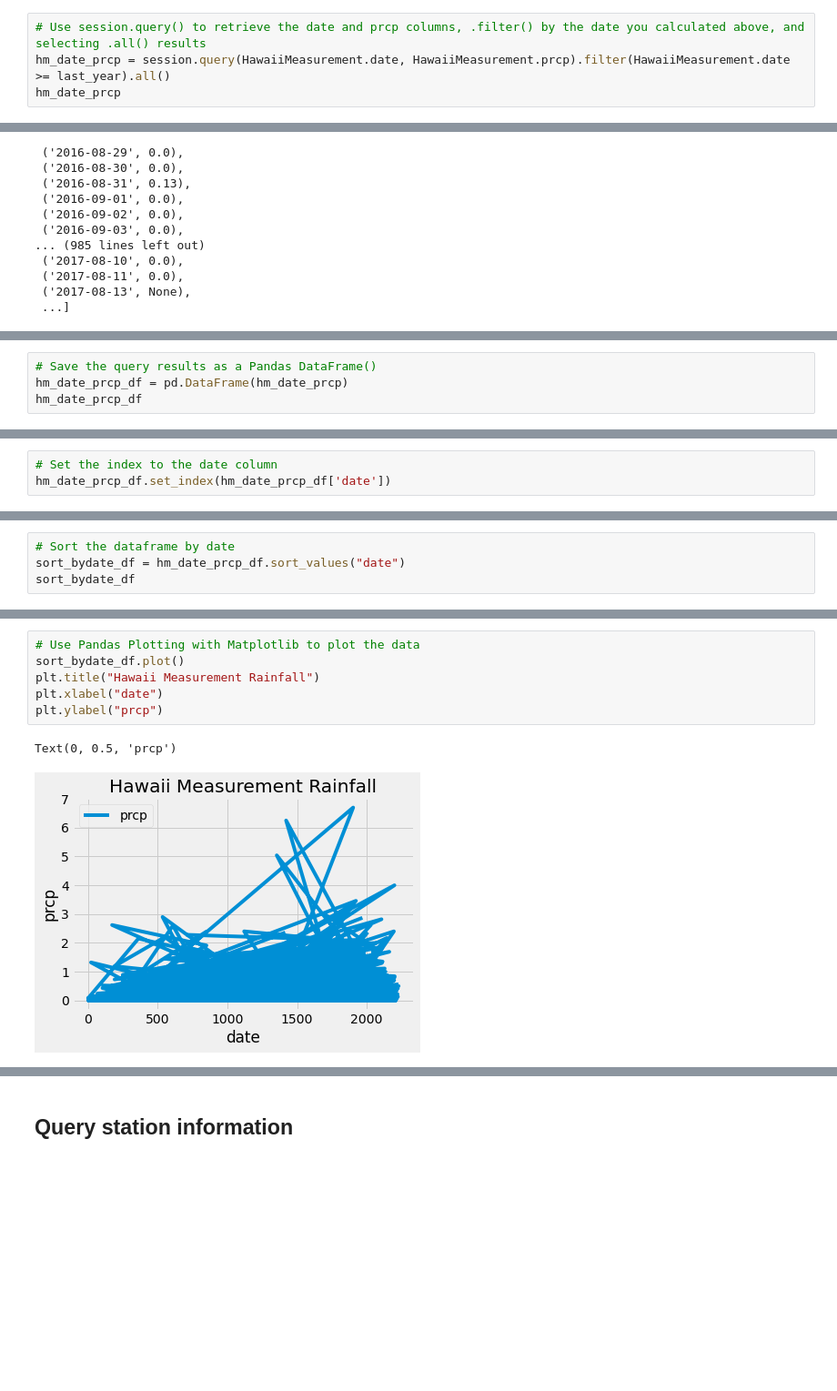
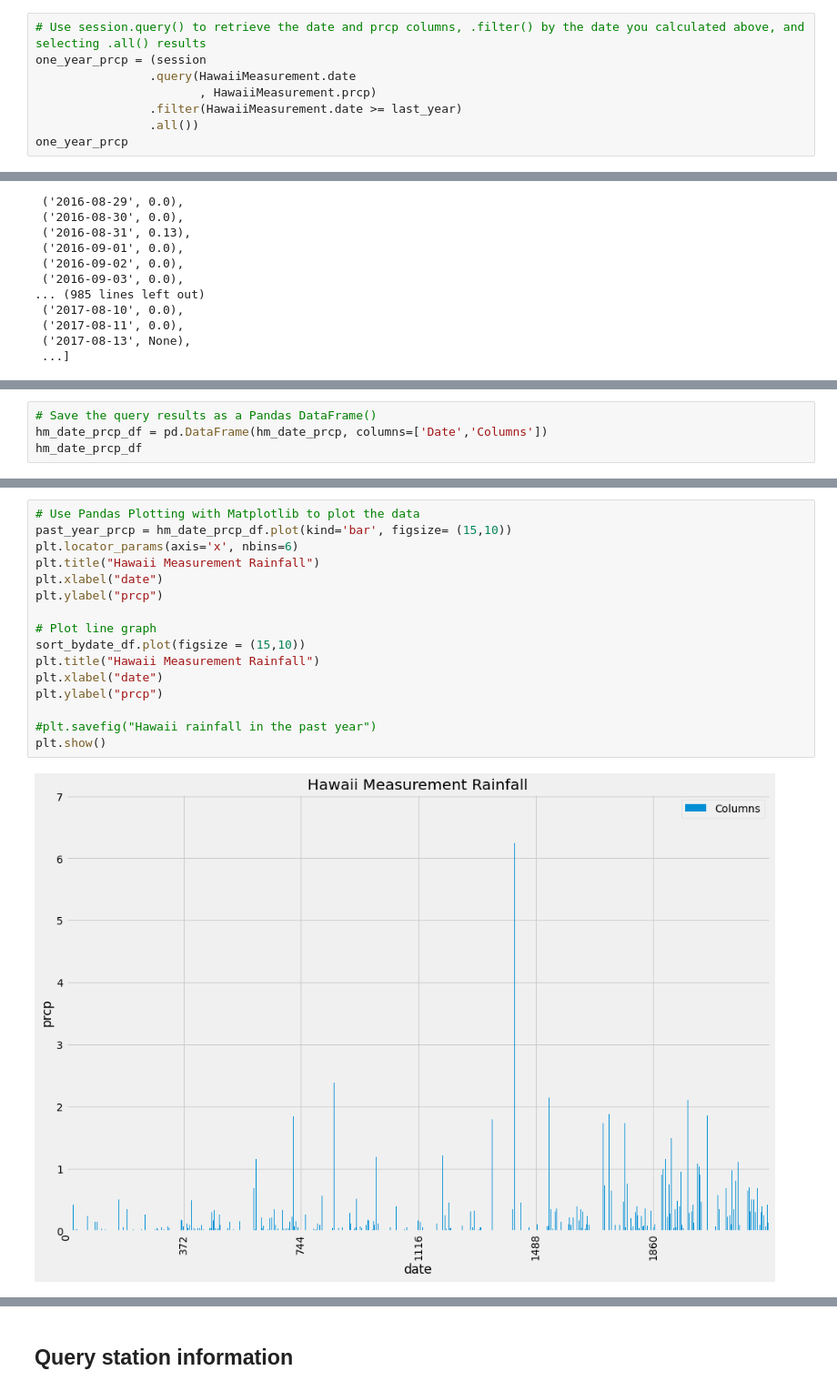
Before and after one commit to ellismok/sqlalchemy-challenge, a Jupyter notebook: starter_climate_analysis.ipynb, the cells around one changed output, grey strips where cells are left out. Shown at 91% size. Drawn from its saved outputs; the diff is of its cells as text; blank space fills up the shorter version.

```diff
--- a/starter_climate_analysis.ipynb
+++ b/starter_climate_analysis.ipynb
@@ -70,7 +72,11 @@ datetime.date(2016, 8, 23)
 # %%
 # Use session.query() to retrieve the date and prcp columns, .filter() by the date you calculated above, and selecting .all() results
-hm_date_prcp = session.query(HawaiiMeasurement.date, HawaiiMeasurement.prcp).filter(HawaiiMeasurement.date >= last_year).all()
-hm_date_prcp
+one_year_prcp = (session
+                .query(HawaiiMeasurement.date
+                       , HawaiiMeasurement.prcp)
+                .filter(HawaiiMeasurement.date >= last_year)
+                .all())
+one_year_prcp
 # %% [output]
 [('2016-08-23', 0.0),
  ('2016-08-24', 0.08),
@@ -92,5 +103,5 @@ hm_date_prcp
 # %%
 # Save the query results as a Pandas DataFrame()
-hm_date_prcp_df = pd.DataFrame(hm_date_prcp)
+hm_date_prcp_df = pd.DataFrame(hm_date_prcp, columns=['Date','Columns'])
 hm_date_prcp_df
 # %% [output]
@@ -107,6 +118,3 @@ hm_date_prcp_df
 | 2228 | 2017-08-22 | 0.50 |
 | 2229 | 2017-08-23 | 0.45 |
 2230 rows × 2 columns
-# %%
-# Set the index to the date column
-hm_date_prcp_df.set_index(hm_date_prcp_df['date'])
@@ -128,4 +120,0 @@ hm_date_prcp_df.set_index(hm_date_prcp_df['date'])
-# %%
-# Sort the dataframe by date
-sort_bydate_df = hm_date_prcp_df.sort_values("date")
-sort_bydate_df
@@ -146,9 +121,18 @@ sort_bydate_df
 # %%
 # Use Pandas Plotting with Matplotlib to plot the data
-sort_bydate_df.plot()
+past_year_prcp = hm_date_prcp_df.plot(kind='bar', figsize= (15,10))
+plt.locator_params(axis='x', nbins=6)
 plt.title("Hawaii Measurement Rainfall")
 plt.xlabel("date")
 plt.ylabel("prcp")
+
+# Plot line graph
+sort_bydate_df.plot(figsize = (15,10))
+plt.title("Hawaii Measurement Rainfall")
+plt.xlabel("date")
+plt.ylabel("prcp")
+
+#plt.savefig("Hawaii rainfall in the past year")
+plt.show()
 # %% [output]
-Text(0, 0.5, 'prcp')
-[figure, old version]
+[figure, new version]
```
Also changed, not shown: parts of 28 cells of this notebook, 4 other files.
